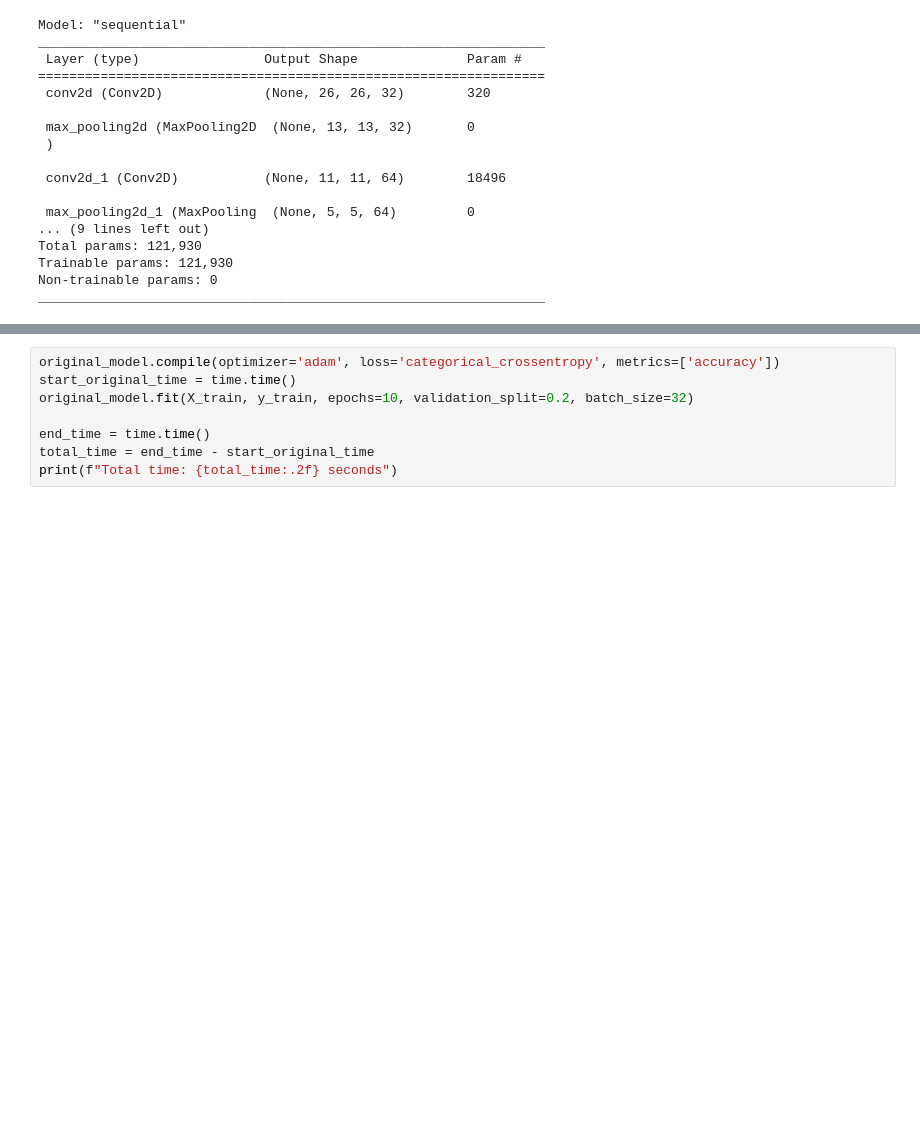
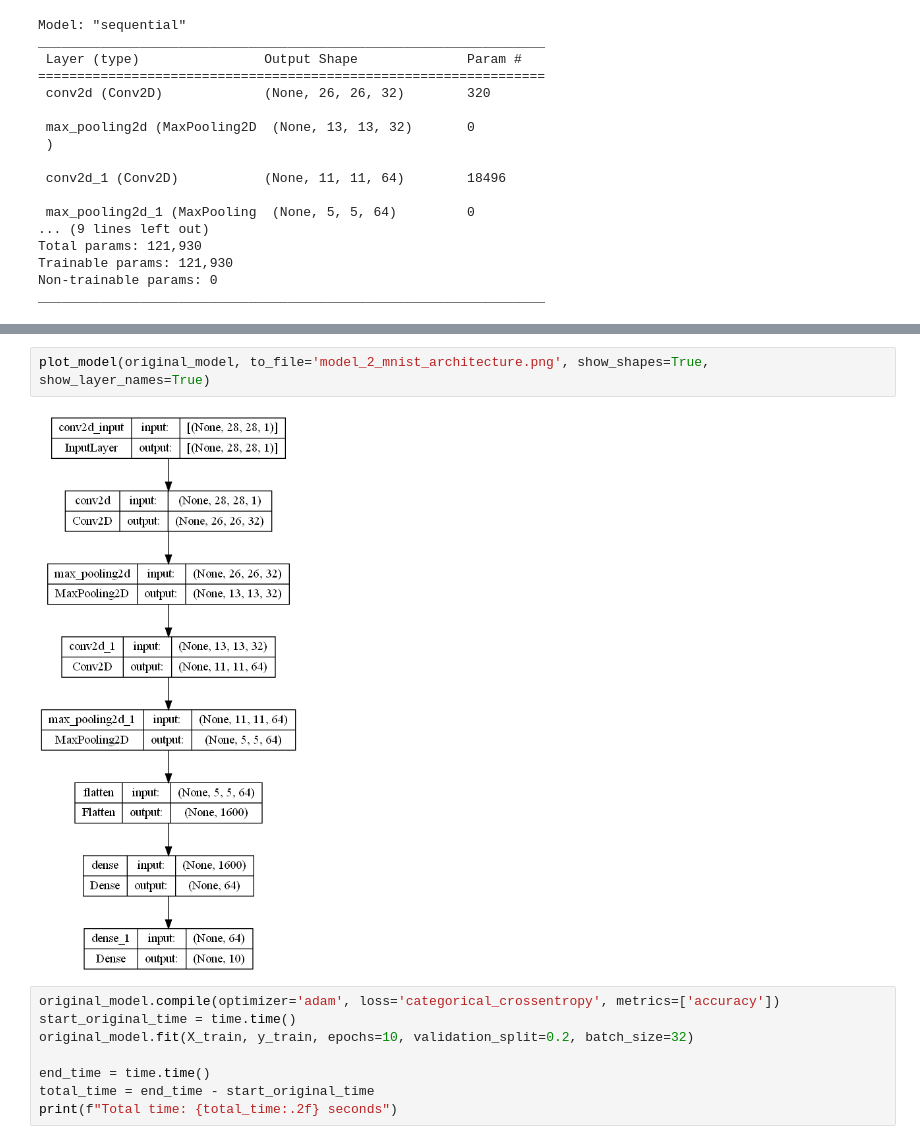
Before and after one commit to onesinus/cnn-model-optimizing, a Jupyter notebook: model2-mnist.ipynb, the cells around one changed output, grey strips where cells are left out. Drawn from its saved outputs; the diff is of its cells as text; blank space fills up the shorter version.

```diff
--- a/model2-mnist.ipynb
+++ b/model2-mnist.ipynb
@@ -63,3 +69,7 @@ _________________________________________________________________
+# %%
+plot_model(original_model, to_file='model_2_mnist_architecture.png', show_shapes=True, show_layer_names=True)
+# %% [output]
+[figure, added]
 # %%
 original_model.compile(optimizer='adam', loss='categorical_crossentropy', metrics=['accuracy'])
 start_original_time = time.time()
```
Also changed, not shown: parts of 1 cell of this notebook, 7 other files.
